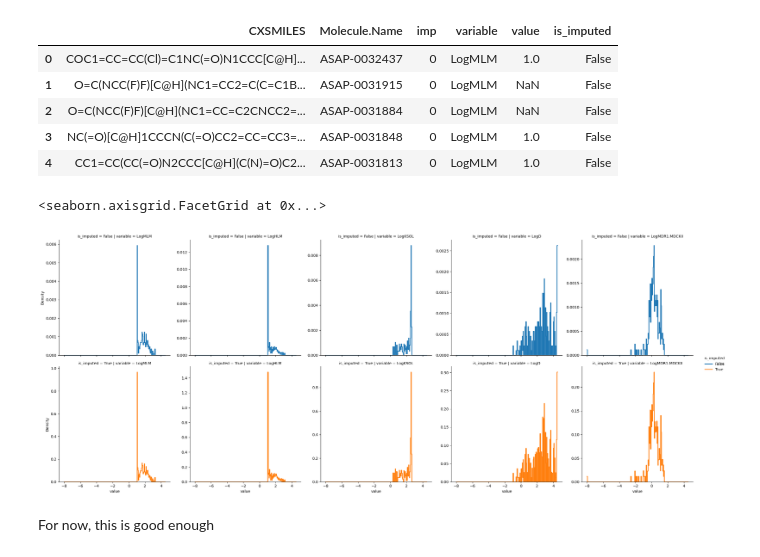
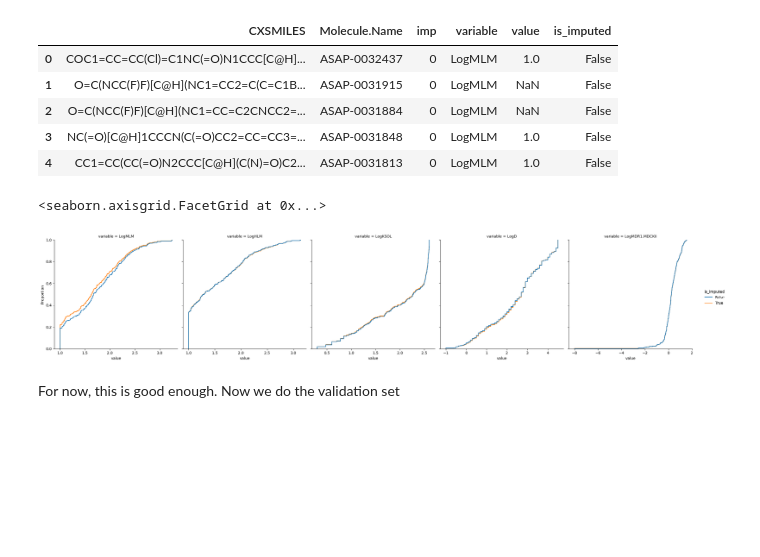
Before and after one commit to meyresearch/polaris_challenge, a Jupyter notebook: admet/imputation_1.ipynb, the cells around one changed output. Saved outputs shown, nothing was run; the diff lists cells and outputs as text; code cells hidden in the pictures; blank space fills up the shorter version.

```diff
--- a/admet/imputation_1.ipynb
+++ b/admet/imputation_1.ipynb
@@ -127,9 +130,9 @@ imp_melt.head()
 | 3 | NC(=O)[C@H]1CCCN(C(=O)CC2=CC=CC3=... | ASAP-0031848 | 0 | LogMLM | 1.0 | False |
 | 4 | CC1=CC(CC(=O)N2CCC[C@H](C(N)=O)C2... | ASAP-0031813 | 0 | LogMLM | 1.0 | False |
 # %%
-sns.displot(imp_melt, x='value', col='variable', hue='is_imputed', row='is_imputed', kind='hist', element='step', fill=False, lw=2, stat='density', facet_kws={'sharex': True, 'sharey': False} )
+sns.displot(imp_melt, x='value', col='variable', hue='is_imputed', kind='ecdf', facet_kws={'sharex': False})
 # %% [output]
 <seaborn.axisgrid.FacetGrid at 0x...>
-[figure, old version]
+[figure, new version]
 # %% [markdown]
-For now, this is good enough
+For now, this is good enough. Now we do the validation set
```
Also changed, not shown: parts of 4 cells of this notebook, 3 other files.
